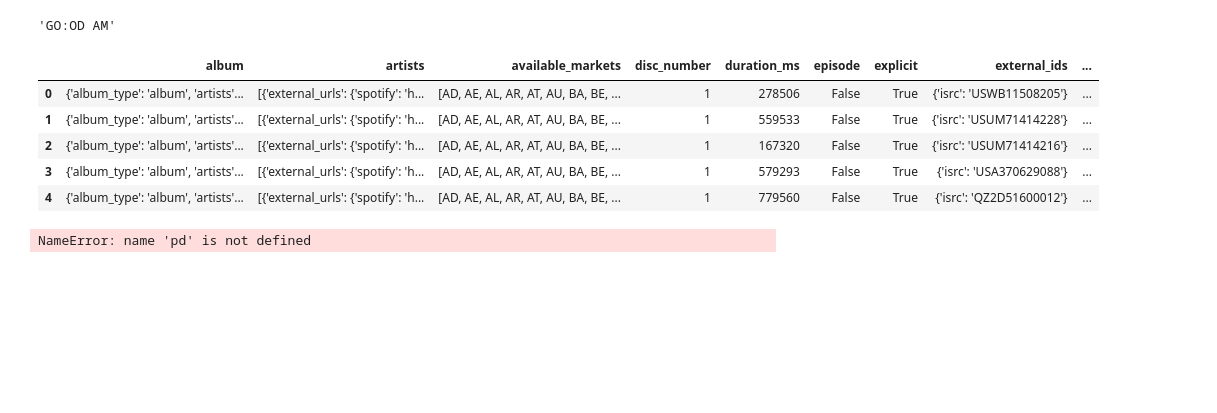
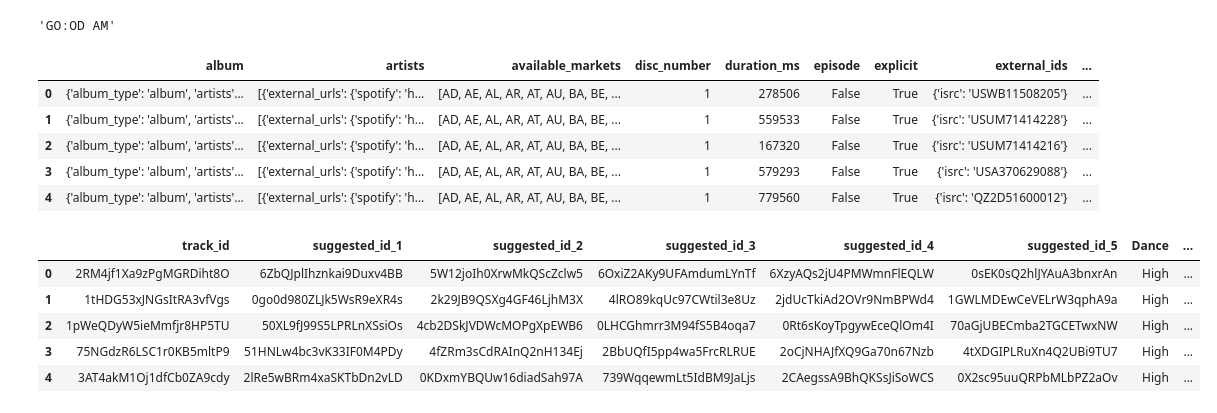
Before and after one commit to SeanBackstrom/spotify-songselector-data, a Jupyter notebook: app/api/data.ipynb, the cells around one changed output. Cells and saved outputs as stored; diff of their text form; code cells hidden in the pictures; blank space fills up the shorter version.

```diff
--- a/app/api/data.ipynb
+++ b/app/api/data.ipynb
@@ -72,7 +72,14 @@ df
 | 3 | {'album_type': 'album', 'artists'... | [{'external_urls': {'spotify': 'h... | [AD, AE, AL, AR, AT, AU, BA, BE, ... | 1 | 579293 | False | True | {'isrc': 'USA370629088'} | ... |
 | 4 | {'album_type': 'album', 'artists'... | [{'external_urls': {'spotify': 'h... | [AD, AE, AL, AR, AT, AU, BA, BE, ... | 1 | 779560 | False | True | {'isrc': 'QZ2D51600012'} | ... |
 # %%
-import pandas
-df = pd.read_csv("large_song_data.csv")
+import pandas as pd
+df = pd.read_csv("large_song_data.csv", index_col=0)
-# %% [output]
-NameError: name 'pd' is not defined
+# %%
+df.head()
+# %% [output]
+|  | track_id | suggested_id_1 | suggested_id_2 | suggested_id_3 | suggested_id_4 | suggested_id_5 | Dance | ... |
+| 0 | 2RM4jf1Xa9zPgMGRDiht8O | 6ZbQJplIhznkai9Duxv4BB | 5W12joIh0XrwMkQScZclw5 | 6OxiZ2AKy9UFAmdumLYnTf | 6XzyAQs2jU4PMWmnFlEQLW | 0sEK0sQ2hlJYAuA3bnxrAn | High | ... |
+| 1 | 1tHDG53xJNGsItRA3vfVgs | 0go0d980ZLJk5WsR9eXR4s | 2k29JB9QSXg4GF46LjhM3X | 4lRO89kqUc97CWtil3e8Uz | 2jdUcTkiAd2OVr9NmBPWd4 | 1GWLMDEwCeVELrW3qphA9a | High | ... |
+| 2 | 1pWeQDyW5ieMmfjr8HP5TU | 50XL9fJ99S5LPRLnXSsiOs | 4cb2DSkJVDWcMOPgXpEWB6 | 0LHCGhmrr3M94fS5B4oqa7 | 0Rt6sKoyTpgywEceQlOm4I | 70aGjUBECmba2TGCETwxNW | High | ... |
+| 3 | 75NGdzR6LSC1r0KB5mltP9 | 51HNLw4bc3vK33IF0M4PDy | 4fZRm3sCdRAInQ2nH134Ej | 2BbUQfI5pp4wa5FrcRLRUE | 2oCjNHAJfXQ9Ga70n67Nzb | 4tXDGIPLRuXn4Q2UBi9TU7 | High | ... |
+| 4 | 3AT4akM1Oj1dfCb0ZA9cdy | 2lRe5wBRm4xaSKTbDn2vLD | 0KDxmYBQUw16diadSah97A | 739WqqewmLt5IdBM9JaLjs | 2CAegssA9BhQKSsJiSoWCS | 0X2sc95uuQRPbMLbPZ2aOv | High | ... |
```
Also changed, not shown: parts of 21 cells of this notebook, 1 other file.
